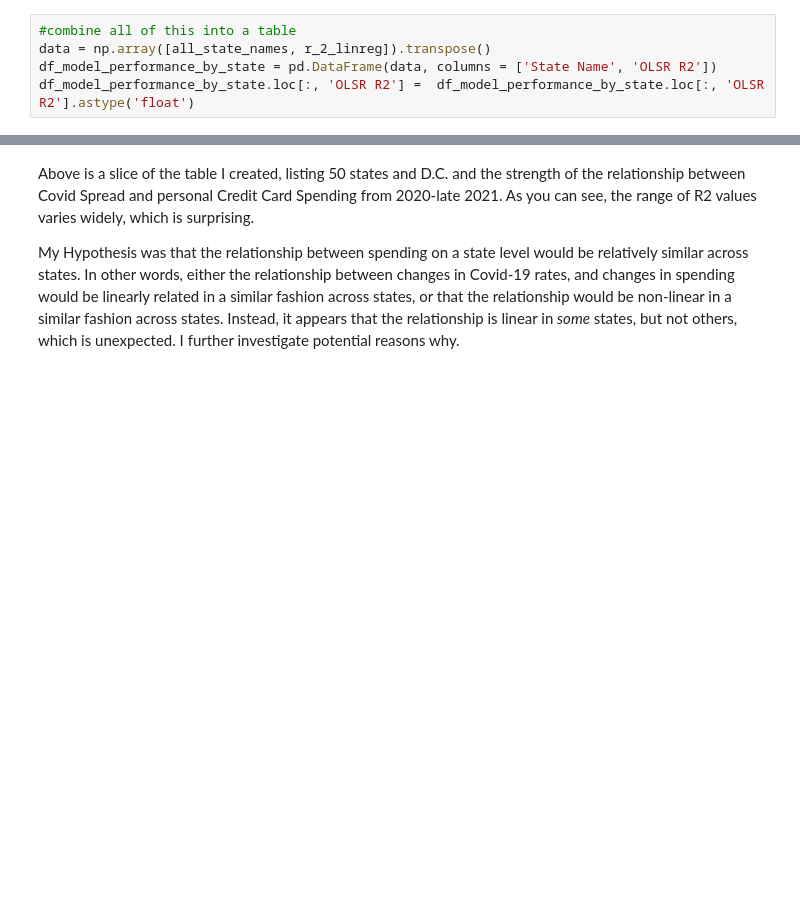
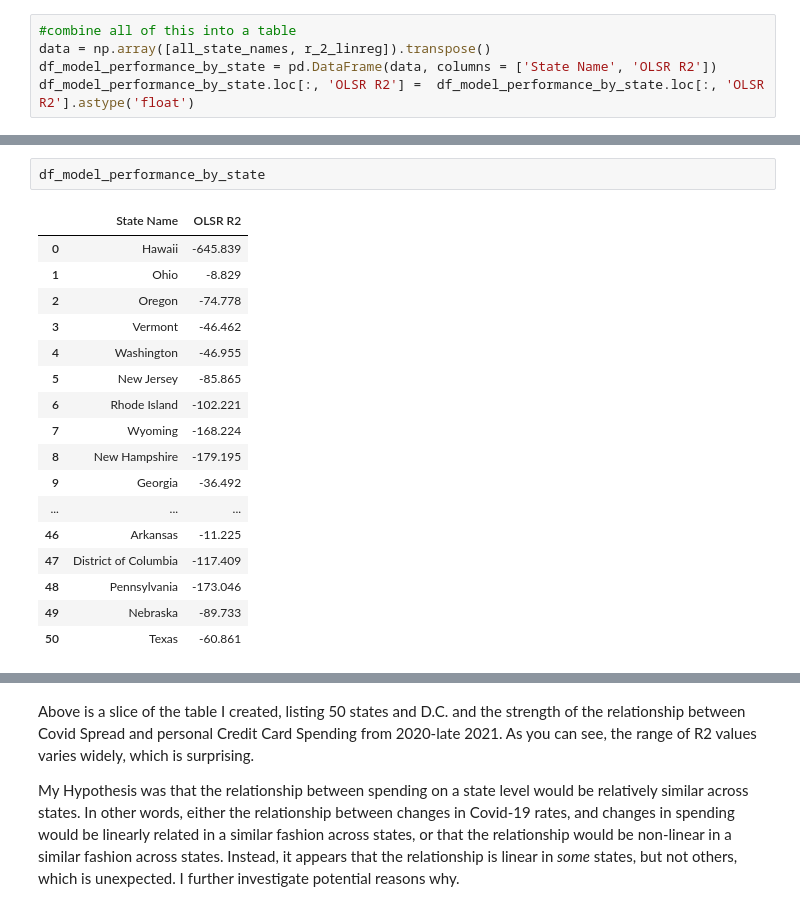
Before and after one commit to cjohnsoncruz/covid_spread_and_business_revenue, a Jupyter notebook: Quantifying_how_Covid_Case_Rates_affect_Business_Revenue.ipynb, the cells around one changed output, grey strips where cells are left out. Drawn from its saved outputs; the diff is of its cells as text; blank space fills up the shorter version.

```diff
--- a/Quantifying_how_Covid_Case_Rates_affect_Business_Revenue.ipynb
+++ b/Quantifying_how_Covid_Case_Rates_affect_Business_Revenue.ipynb
@@ -301,2 +362,22 @@ sm.qqplot(residuals_OLS['California'])
+# %%
+df_model_performance_by_state
+# %% [output]
+|  | State Name | OLSR R2 |
+| 0 | Hawaii | -645.839 |
+| 1 | Ohio | -8.829 |
+| 2 | Oregon | -74.778 |
+| 3 | Vermont | -46.462 |
+| 4 | Washington | -46.955 |
+| 5 | New Jersey | -85.865 |
+| 6 | Rhode Island | -102.221 |
+| 7 | Wyoming | -168.224 |
+| 8 | New Hampshire | -179.195 |
+| 9 | Georgia | -36.492 |
+| ... | ... | ... |
+| 46 | Arkansas | -11.225 |
+| 47 | District of Columbia | -117.409 |
+| 48 | Pennsylvania | -173.046 |
+| 49 | Nebraska | -89.733 |
+| 50 | Texas | -60.861 |
 # %%
 df_model_performance_by_state.head()
```
Also changed, not shown: parts of 24 cells of this notebook.
